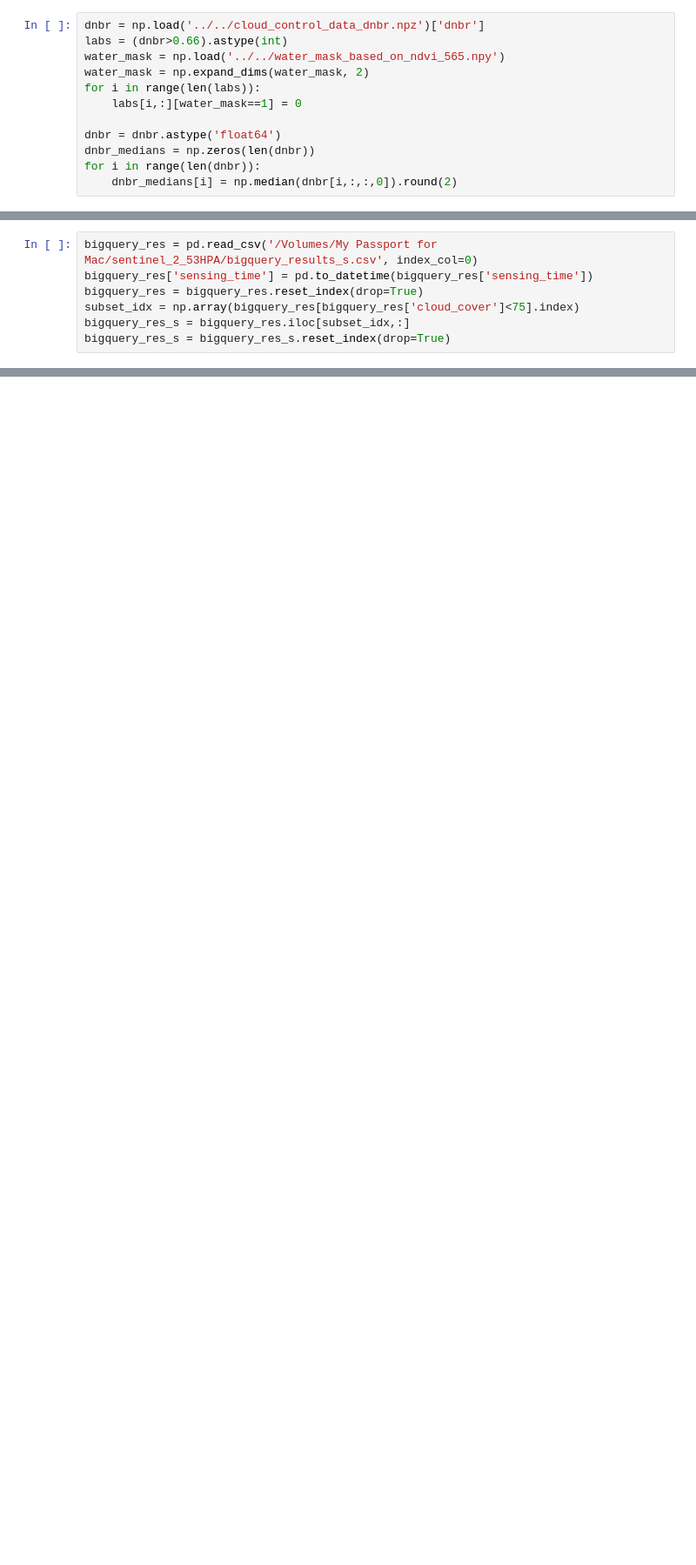
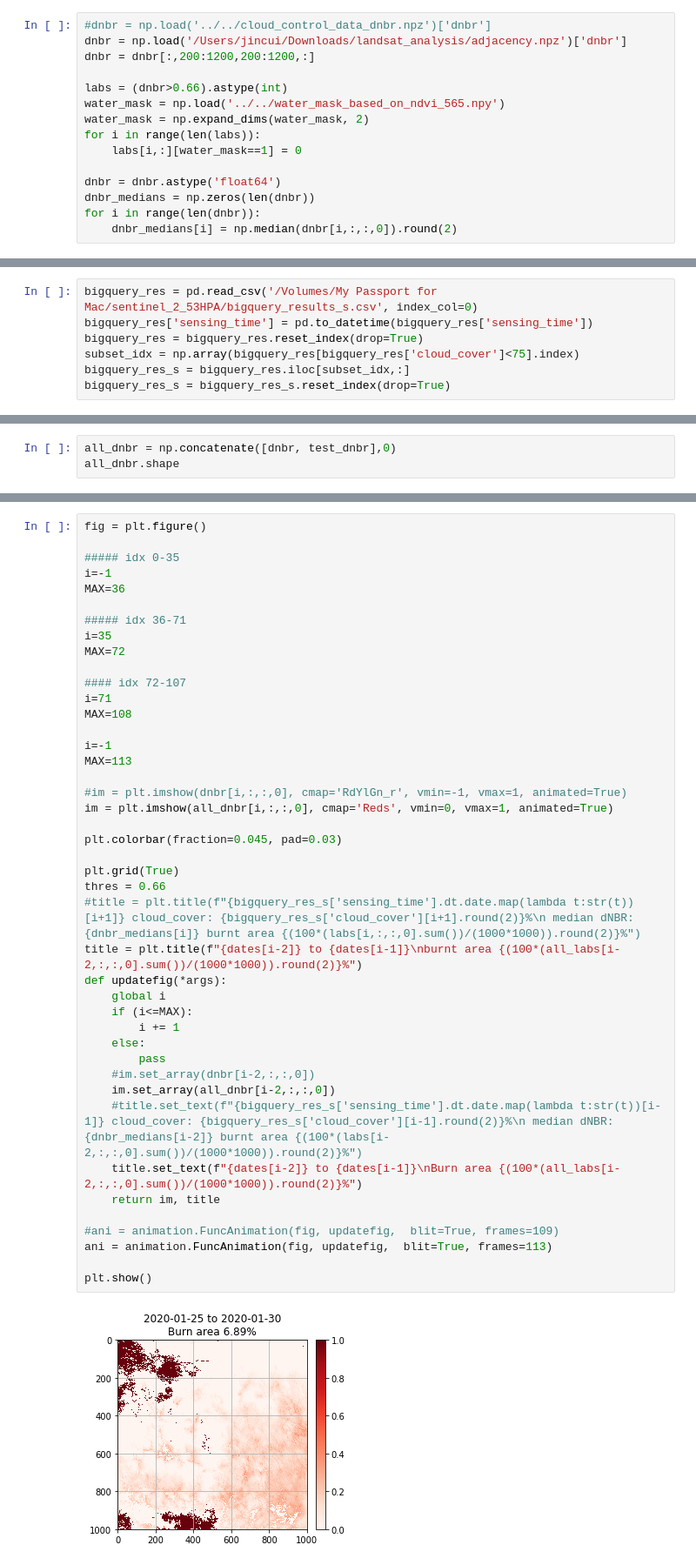
Before and after one commit to CJinny/insight_project_firecaster, a Jupyter notebook: Image_visualization/create_animations.ipynb, the cells around one changed output, grey strips where cells are left out. Shown at 87% size. Cells and saved outputs as stored; diff of their text form; blank space fills up the shorter version.

```diff
--- a/Image_visualization/create_animations.ipynb
+++ b/Image_visualization/create_animations.ipynb
@@ -9,7 +9,10 @@ from matplotlib import pyplot as plt
 import seaborn as sns
 import cv2
 # %%
-dnbr = np.load('../../cloud_control_data_dnbr.npz')['dnbr']
+#dnbr = np.load('../../cloud_control_data_dnbr.npz')['dnbr']
+dnbr = np.load('/Users/jincui/Downloads/landsat_analysis/adjacency.npz')['dnbr']
+dnbr = dnbr[:,200:1200,200:1200,:]
+
 labs = (dnbr>0.66).astype(int)
 water_mask = np.load('../../water_mask_based_on_ndvi_565.npy')
 water_mask = np.expand_dims(water_mask, 2)
@@ -39,0 +95,3 @@ bigquery_res_s = bigquery_res_s.reset_index(drop=True)
+# %%
+all_dnbr = np.concatenate([dnbr, test_dnbr],0)
+all_dnbr.shape
@@ -39,0 +103,45 @@ bigquery_res_s = bigquery_res_s.reset_index(drop=True)
+# %%
+fig = plt.figure()
+
+##### idx 0-35
+i=-1
+MAX=36
+
+##### idx 36-71
+i=35
+MAX=72
+
+#### idx 72-107
+i=71
+MAX=108
+
+i=-1
+MAX=113
+
+#im = plt.imshow(dnbr[i,:,:,0], cmap='RdYlGn_r', vmin=-1, vmax=1, animated=True)
+im = plt.imshow(all_dnbr[i,:,:,0], cmap='Reds', vmin=0, vmax=1, animated=True)
+
+plt.colorbar(fraction=0.045, pad=0.03)
+
+plt.grid(True)
+thres = 0.66
+#title = plt.title(f"{bigquery_res_s['sensing_time'].dt.date.map(lambda t:str(t))[i+1]} cloud_cover: {bigquery_res_s['cloud_cover'][i+1].round(2)}%\n median dNBR: {dnbr_medians[i]} burnt area {(100*(labs[i,:,:,0].sum())/(1000*1000)).round(2)}%")
+title = plt.title(f"{dates[i-2]} to {dates[i-1]}\nburnt area {(100*(all_labs[i-2,:,:,0].sum())/(1000*1000)).round(2)}%")
+def updatefig(*args):
+    global i
+    if (i<=MAX):
+        i += 1
+    else:
+        pass
+    #im.set_array(dnbr[i-2,:,:,0])
+    im.set_array(all_dnbr[i-2,:,:,0])
+    #title.set_text(f"{bigquery_res_s['sensing_time'].dt.date.map(lambda t:str(t))[i-1]} cloud_cover: {bigquery_res_s['cloud_cover'][i-1].round(2)}%\n median dNBR: {dnbr_medians[i-2]} burnt area {(100*(labs[i-2,:,:,0].sum())/(1000*1000)).round(2)}%")
+    title.set_text(f"{dates[i-2]} to {dates[i-1]}\nBurn area {(100*(all_labs[i-2,:,:,0].sum())/(1000*1000)).round(2)}%")
+    return im, title
+
+#ani = animation.FuncAnimation(fig, updatefig,  blit=True, frames=109)
+ani = animation.FuncAnimation(fig, updatefig,  blit=True, frames=113)
+
+plt.show()
+# %% [output]
+[figure, added]
```
Also changed, not shown: parts of 12 cells of this notebook, 14 other files.
